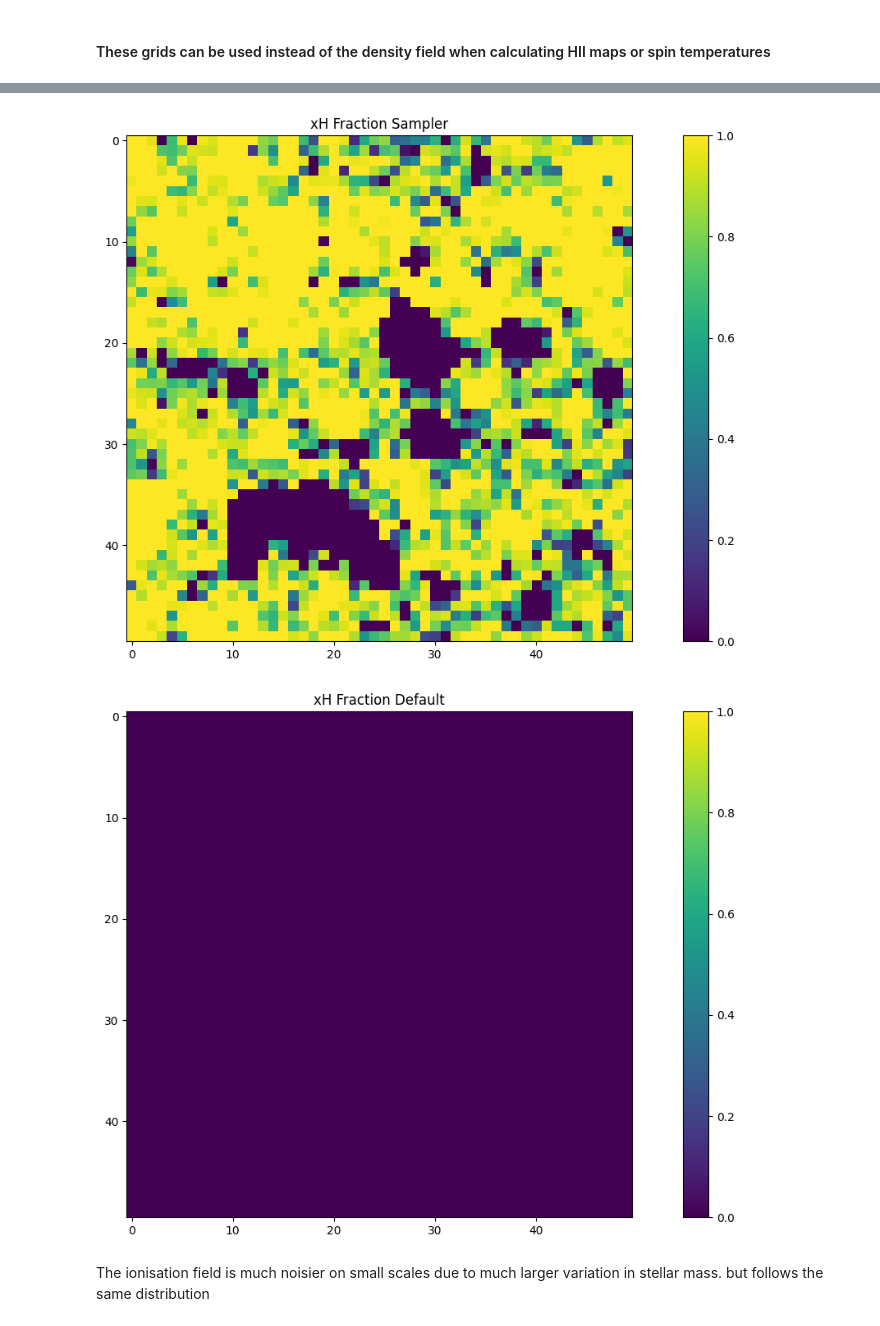
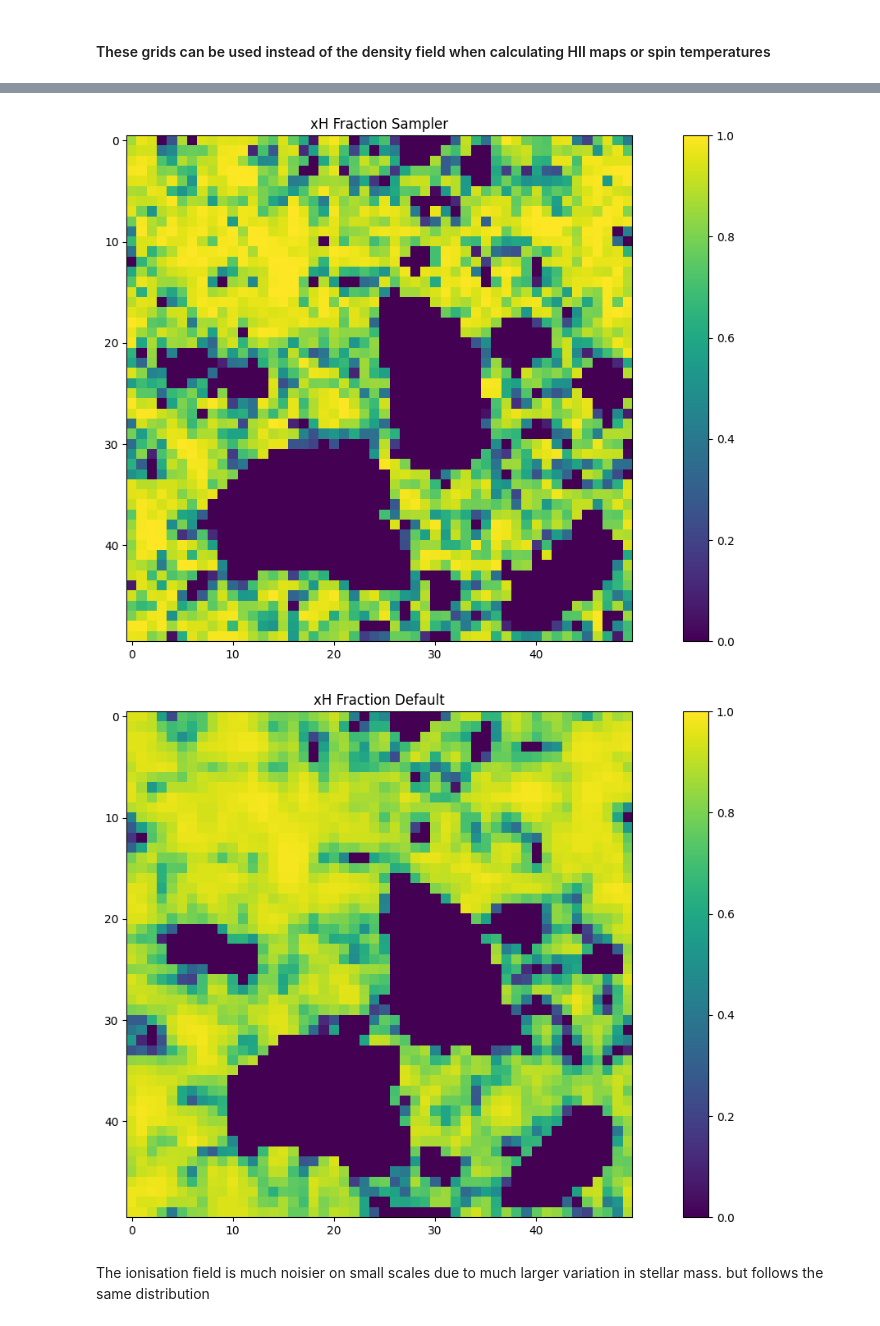
Before and after one commit to 21cmfast/21cmFAST, a Jupyter notebook: docs/tutorials/halosampler.ipynb, the cells around one changed output, grey strips where cells are left out. Saved outputs shown, nothing was run; the diff lists cells and outputs as text; code cells hidden in the pictures.

```diff
--- a/docs/tutorials/halosampler.ipynb
+++ b/docs/tutorials/halosampler.ipynb
@@ -40,7 +40,11 @@ inputs = p21c.InputParameters.from_template(
     USE_TS_FLUCT=False,
     INHOMO_RECO=False,
     HALOMASS_CORRECTION=1.,
-    AVG_BELOW_SAMPLER=False,
+    AVG_BELOW_SAMPLER=True,
+    USE_EXP_FILTER=False,
+    USE_UPPER_STELLAR_TURNOVER=False,
+    CELL_RECOMB=False,
+    R_BUBBLE_MAX=15.
 ).clone(
     node_redshifts=(8,10)
 )
@@ -240,7 +244,12 @@ pt_halos = p21c.perturb_halo_list(
 )
 # %%
 # This function sums halo proprties within each cell to create grids of halo mass, stellar mass, star formation rate and more
-halo_box = p21c.compute_halo_grid(perturbed_halo_list=pt_halos, initial_conditions=init_box)
+
+pt_field = p21c.perturb_field(
+    initial_conditions=init_box,
+    redshift=pt_halos.redshift,
+)
+halo_box = p21c.compute_halo_grid(perturbed_field=pt_field, perturbed_halo_list=pt_halos, initial_conditions=init_box)
 # %%
 plt.figure()
 plt.imshow(
@@ -276,9 +285,18 @@ We expect halo mass, stellar mass and SFR to follow a very similar distribution,
 inputs_nosampler = inputs.evolve_input_structs(
     HALO_STOCHASTICITY=False,
     USE_HALO_FIELD=False,
-    USE_EXP_FILTER=False,
-    USE_UPPER_STELLAR_TURNOVER=False,
 )
+inputs_nosampler2 = p21c.InputParameters.from_template(
+    'simple',
+    random_seed=inputs.random_seed,
+    node_redshifts=inputs.node_redshifts,
+).evolve_input_structs(HII_DIM=50,DIM=200,BOX_LEN=100,SAMPLER_MIN_MASS=1e9,HII_FILTER='spherical-tophat',HALOMASS_CORRECTION=1.)
+print({k:(x,y) for (k,x),(i,y) in zip(inputs_nosampler.cosmo_params.cdict.items(), inputs_nosampler2.cosmo_params.cdict.items()) if x!=y})
+print({k:(x,y) for (k,x),(i,y) in zip(inputs_nosampler.matter_params.cdict.items(), inputs_nosampler2.matter_params.cdict.items()) if x!=y})
+print({k:(x,y) for (k,x),(i,y) in zip(inputs_nosampler.matter_flags.cdict.items(), inputs_nosampler2.matter_flags.cdict.items()) if x!=y})
+print({k:(x,y) for (k,x),(i,y) in zip(inputs_nosampler.astro_params.cdict.items(), inputs_nosampler2.astro_params.cdict.items()) if x!=y})
+print({k:(x,y) for (k,x),(i,y) in zip(inputs_nosampler.astro_flags.cdict.items(), inputs_nosampler2.astro_flags.cdict.items()) if x!=y})
+inputs_nosampler = inputs_nosampler2
 ic_nosampler = p21c.compute_initial_conditions(
     inputs=inputs_nosampler,
 )
@@ -290,11 +308,6 @@ ionbox_nosampler = p21c.compute_ionization_field(
     initial_conditions=ic_nosampler,
     perturbed_field=pt_field_nosampler,
     inputs=inputs_nosampler,
-)
-
-pt_field = p21c.perturb_field(
-    initial_conditions=init_box,
-    redshift=halo_box.redshift,
 )
 ionbox = p21c.compute_ionization_field(
     initial_conditions=init_box,
@@ -318,5 +336,5 @@ plt.show()
-[figure, old version]
+[figure, new version]
-[figure, old version]
+[figure, new version]
 # %% [markdown]
 The ionisation field is much noisier on small scales due to much larger variation in stellar mass. but follows the same distribution
 # %% [markdown]
```
Also changed, not shown: parts of 7 cells of this notebook, 3 other files.
